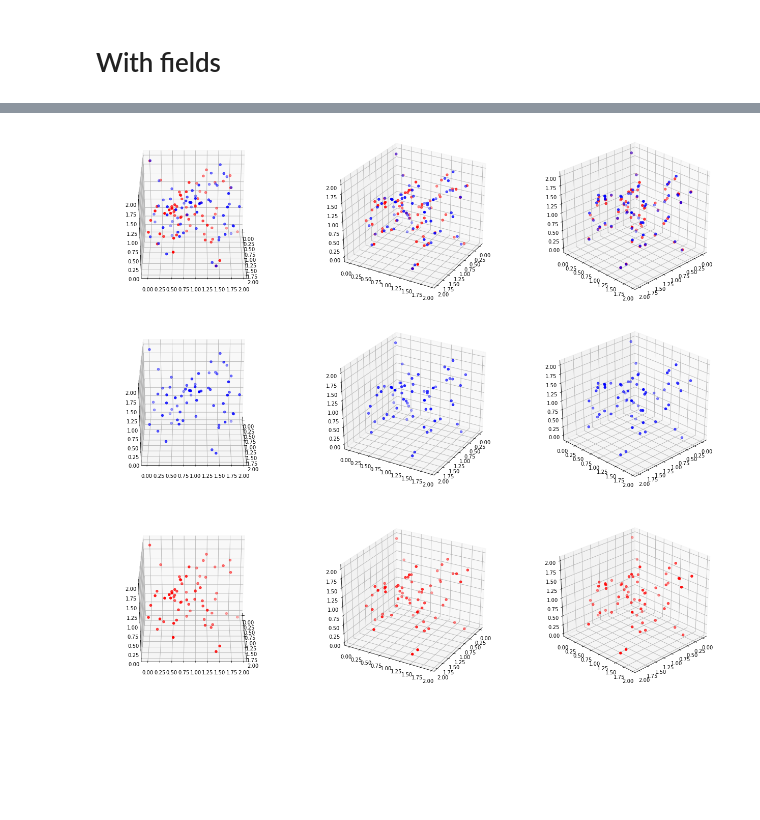
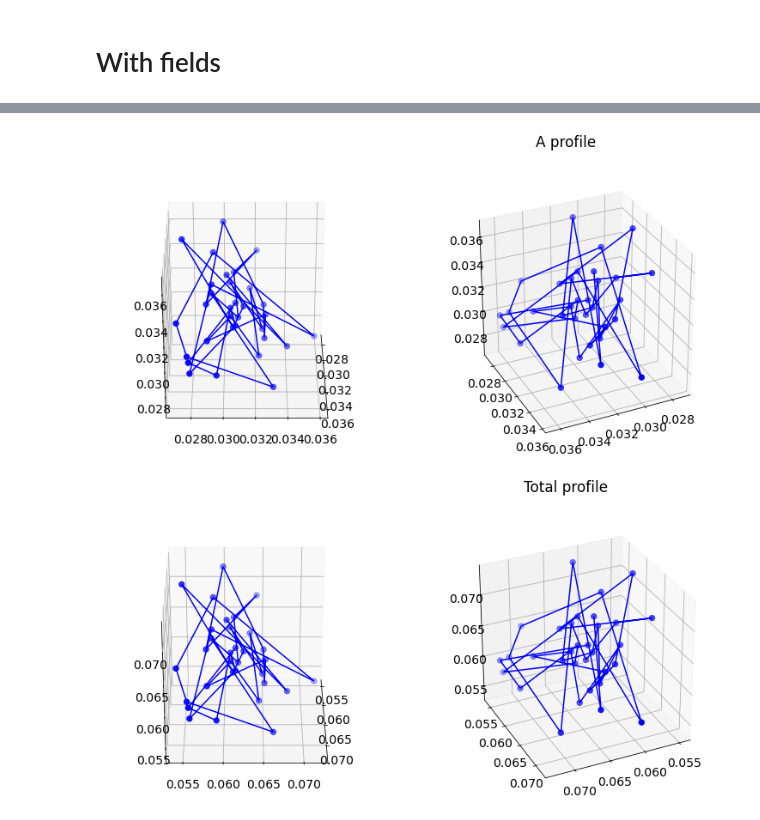
Before and after one commit to Ssalazar12/Physics, a Jupyter notebook: Self-Consistent Field Theory/montecarlo_analysis.ipynb, the cells around one changed output, grey strips where cells are left out. Saved outputs shown, nothing was run; the diff lists cells and outputs as text; code cells hidden in the pictures; blank space fills up the shorter version.

```diff
--- a/Self-Consistent Field Theory/montecarlo_analysis.ipynb
+++ b/Self-Consistent Field Theory/montecarlo_analysis.ipynb
@@ -85,5 +167,0 @@ sns.boxplot(y=acceptance_ratios)
-# %%
-plt.figure(figsize=(7,7))
-ax = plt.axes(projection='3d')
-ax.scatter3D(montecarlo_chains[0][:,0], montecarlo_chains[0][:,1], montecarlo_chains[0][:,2], c='blue');
-ax.scatter3D(montecarlo_chains[-1][:,0], montecarlo_chains[-1][:,1], montecarlo_chains[-1][:,2], c='red');
@@ -91,0 +168,4 @@ ax.scatter3D(montecarlo_chains[-1][:,0], montecarlo_chains[-1][:,1], montecarlo_
+# %%
+id_string = 'fields'
+# %%
+montecarlo_chains = pd.read_pickle(id_string+'/montecarlo_chains_polymers.pkl')
@@ -92,36 +204,49 @@ ax.scatter3D(montecarlo_chains[-1][:,0], montecarlo_chains[-1][:,1], montecarlo_
+# %%
+chains_arr = np.dstack(montecarlo_chains)
+A_polymers = chains_arr[:int(N*F),:,:]
+B_polymers = chains_arr[int(N*F):,:,:]
+
+# this is  not correct we have to sum the dirac delta average over each polymer and evaluate on all x's of the box
+# maybe it is actally true
+mean_A = (L/N)*np.mean(A_polymers,axis=2)
+mean_B = (L/N)*np.mean(B_polymers,axis=2)
+
+total_profile = mean_A + mean_A
 # %%
-fig = plt.figure(figsize=(22,6))
-angles = [0, 30, 45]
+fig = plt.figure(figsize=(20,6))
+plt.suptitle('A profile')
+angles = [0 , 65]
 i = 1
 # plot the first line
 for angle in angles:
     # initial chain
     ax = fig.add_subplot(1, 3, i, projection='3d')
     ax.view_init(azim=angle)
-    ax.scatter3D(montecarlo_chains[0][:,0], montecarlo_chains[0][:,1], montecarlo_chains[0][:,2], c = 'blue');
-    ax.scatter3D(montecarlo_chains[-1][:,0], montecarlo_chains[-1][:,1], montecarlo_chains[-1][:,2], c='red');
+    ax.scatter3D(mean_A[:,0], mean_A[:,1], mean_A[:,2],
+                 c = 'blue', s=40);
+    plt.plot(mean_A[:,0], mean_A[:,1], mean_A[:,2],
+                 c = 'blue')
+    i+=1
 
-    i+=1
+plt.savefig(id_string+'_A_profile.png')
 # %% [output]
-[figure, old version]
+[figure, new version]
 # %%
-fig = plt.figure(figsize=(22,13))
-angles = [0, 30, 45]
+fig = plt.figure(figsize=(20,6))
+plt.suptitle('Total profile')
+angles = [0 , 65]
 i = 1
 # plot the first line
 for angle in angles:
     # initial chain
-    ax = fig.add_subplot(2, 3, i, projection='3d')
+    ax = fig.add_subplot(1, 3, i, projection='3d')
     ax.view_init(azim=angle)
-    ax.scatter3D(montecarlo_chains[0][:,0], montecarlo_chains[0][:,1], montecarlo_chains[0][:,2], c='blue');
+    ax.scatter3D(total_profile[:,0], total_profile[:,1], total_profile[:,2],
+                 c = 'blue', s=40);
+    plt.plot(total_profile[:,0], total_profile[:,1], total_profile[:,2],
+                 c = 'blue')
     i+=1
 
-# plot the second line
-for angle in angles:
-    # initial chain
-    ax = fig.add_subplot(2, 3, i, projection='3d')
-    ax.view_init(azim=angle)
-    ax.scatter3D(montecarlo_chains[-1][:,0], montecarlo_chains[-1][:,1], montecarlo_chains[-1][:,2], c='red');
-    i+=1
+plt.savefig(id_string+'_total_profile.png')
 # %% [output]
-[figure, old version]
+[figure, new version]
```
Also changed, not shown: parts of 18 cells of this notebook, 16 other files.
